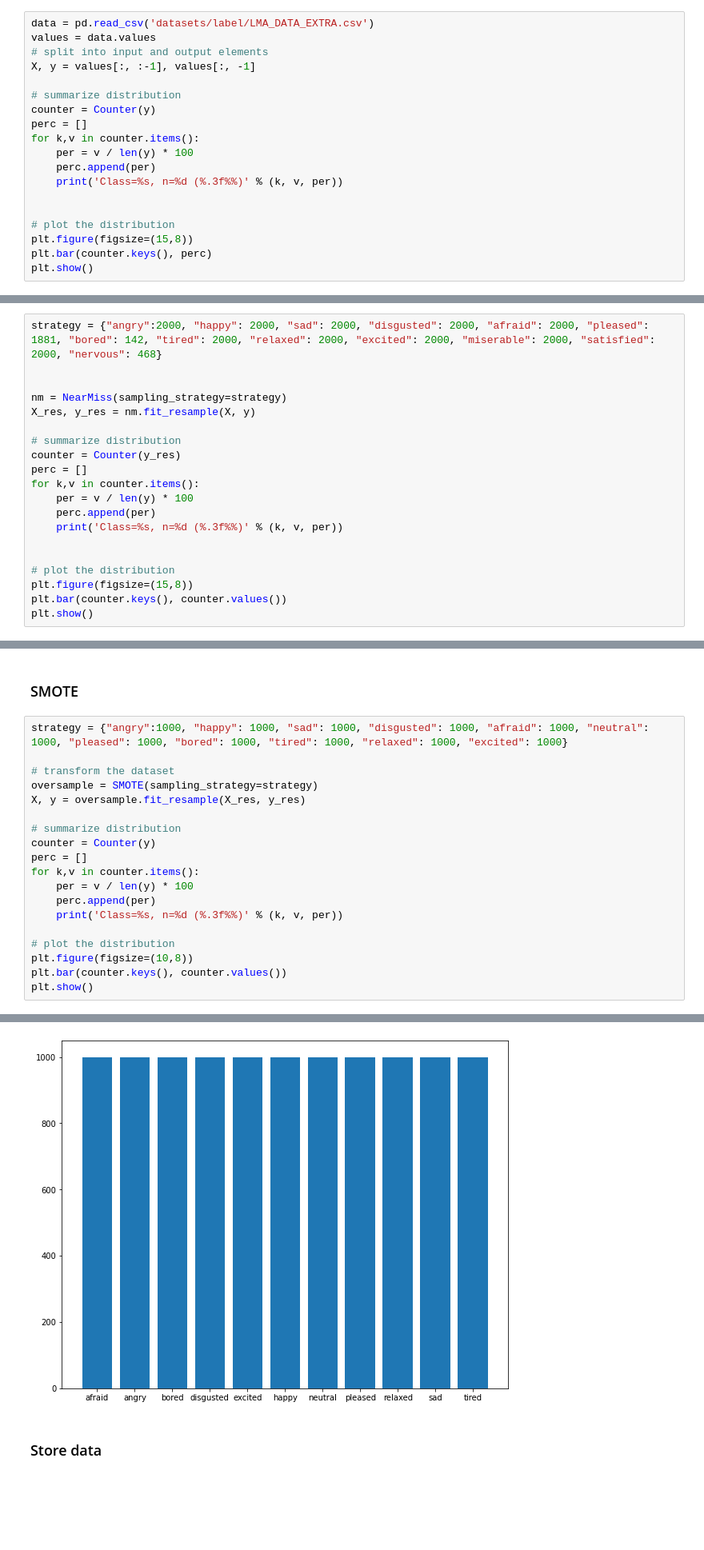
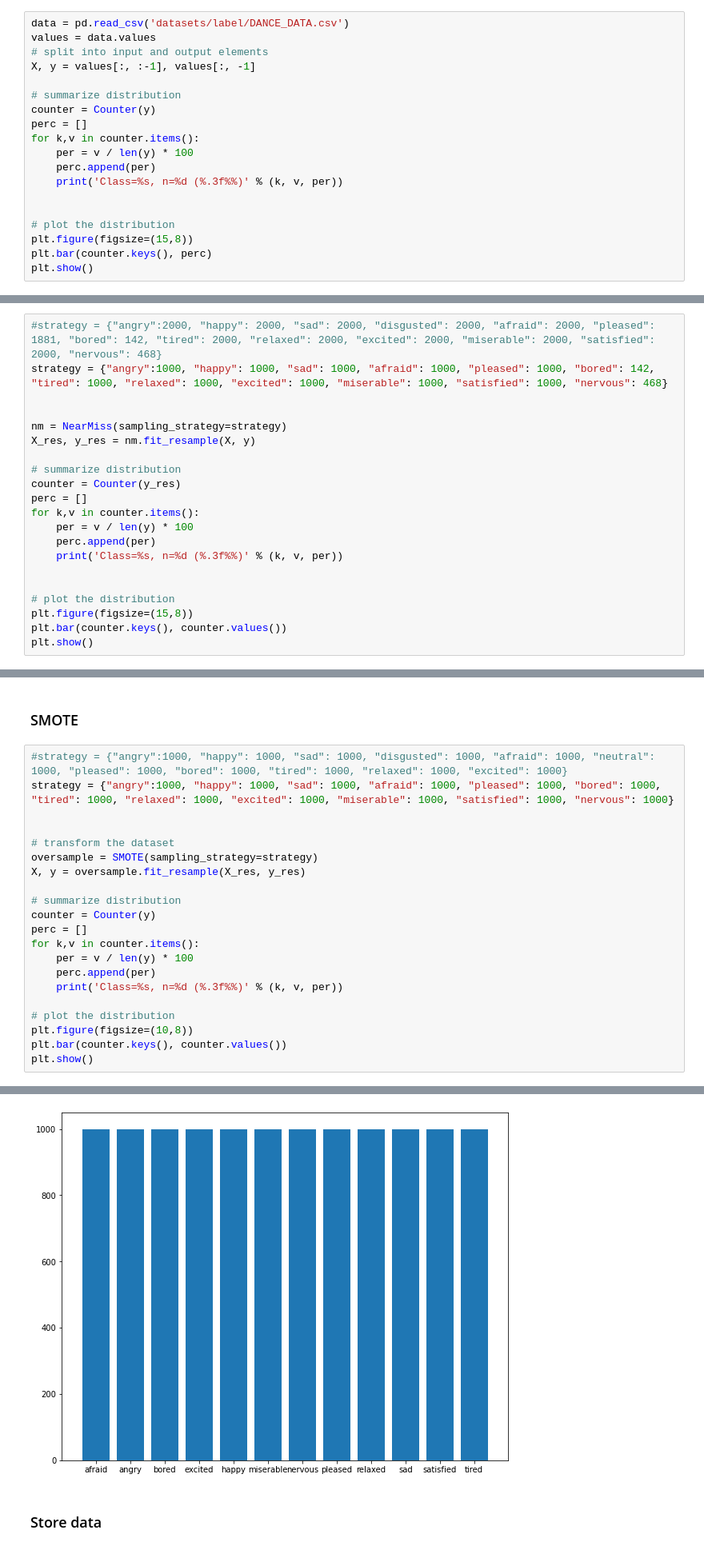
Before and after one commit to HerouFenix/Emotionally-Expressive-Motion-Controller-for-Virtual-Characters, a Jupyter notebook: emotion_classifier/model_training/data_preparation.ipynb, the cells around one changed output, grey strips where cells are left out. Shown at 80% size. Saved outputs shown, nothing was run; the diff lists cells and outputs as text; blank space fills up the shorter version.

```diff
--- a/emotion_classifier/model_training/data_preparation.ipynb
+++ b/emotion_classifier/model_training/data_preparation.ipynb
@@ -181,5 +186,5 @@ Proportion: 0.02 : 1.0
 # %%
-data = pd.read_csv('datasets/label/LMA_DATA_EXTRA.csv')
+data = pd.read_csv('datasets/label/DANCE_DATA.csv')
 values = data.values
 # split into input and output elements
 X, y = values[:, :-1], values[:, -1]
@@ -215,7 +219,8 @@ Class=nervous, n=468 (0.898%)
 # %% [markdown]
 ### Undersample
 # %%
-strategy = {"angry":2000, "happy": 2000, "sad": 2000, "disgusted": 2000, "afraid": 2000, "pleased": 1881, "bored": 142, "tired": 2000, "relaxed": 2000, "excited": 2000, "miserable": 2000, "satisfied": 2000, "nervous": 468}
+#strategy = {"angry":2000, "happy": 2000, "sad": 2000, "disgusted": 2000, "afraid": 2000, "pleased": 1881, "bored": 142, "tired": 2000, "relaxed": 2000, "excited": 2000, "miserable": 2000, "satisfied": 2000, "nervous": 468}
+strategy = {"angry":1000, "happy": 1000, "sad": 1000, "afraid": 1000, "pleased": 1000, "bored": 142, "tired": 1000, "relaxed": 1000, "excited": 1000, "miserable": 1000, "satisfied": 1000, "nervous": 468}
 
 
 nm = NearMiss(sampling_strategy=strategy)
@@ -252,7 +256,9 @@ Class=tired, n=2000 (3.837%)
 # %% [markdown]
 ### SMOTE
 # %%
-strategy = {"angry":1000, "happy": 1000, "sad": 1000, "disgusted": 1000, "afraid": 1000, "neutral": 1000, "pleased": 1000, "bored": 1000, "tired": 1000, "relaxed": 1000, "excited": 1000}
+#strategy = {"angry":1000, "happy": 1000, "sad": 1000, "disgusted": 1000, "afraid": 1000, "neutral": 1000, "pleased": 1000, "bored": 1000, "tired": 1000, "relaxed": 1000, "excited": 1000}
+strategy = {"angry":1000, "happy": 1000, "sad": 1000, "afraid": 1000, "pleased": 1000, "bored": 1000, "tired": 1000, "relaxed": 1000, "excited": 1000, "miserable": 1000, "satisfied": 1000, "nervous": 1000}
+
 
 # transform the dataset
 oversample = SMOTE(sampling_strategy=strategy)
@@ -285,4 +292,4 @@ Class=tired, n=1000 (9.091%)
-[figure, old version]
+[figure, new version]
 # %% [markdown]
 ### Store data
 # %%
```
Also changed, not shown: parts of 25 cells of this notebook, 15 other files.
